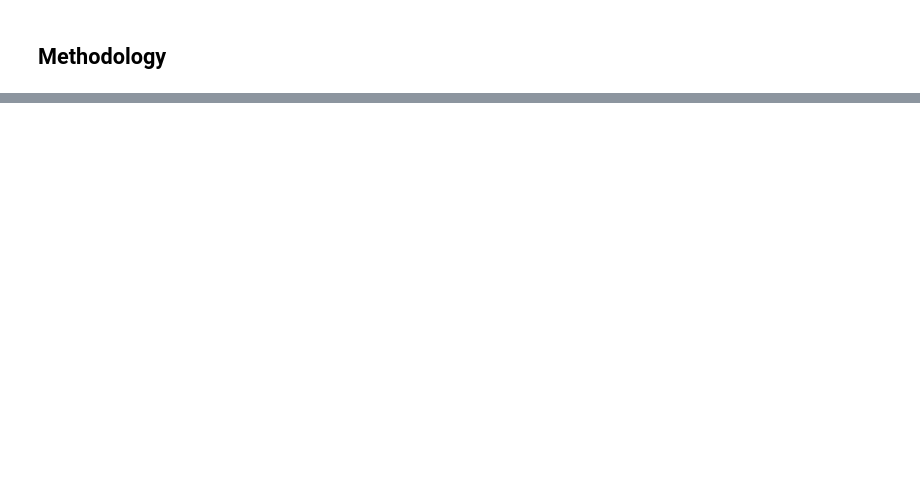
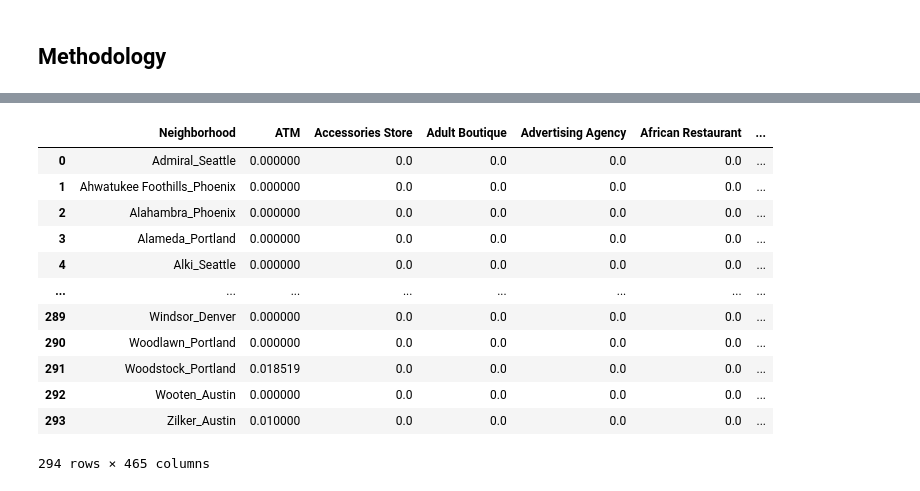
Before and after one commit to aaronoldre/coursera_applied_data_science, a Jupyter notebook: 9 applied_data_science/Capstone - Battle of the Neighborhoods.ipynb, the cells around one changed output, grey strips where cells are left out. Saved outputs shown, nothing was run; the diff lists cells and outputs as text; code cells hidden in the pictures; blank space fills up the shorter version.

```diff
--- a/9 applied_data_science/Capstone - Battle of the Neighborhoods.ipynb
+++ b/9 applied_data_science/Capstone - Battle of the Neighborhoods.ipynb
@@ -210,22 +226,0 @@ def getNearbyVenues(names, latitudes, longitudes, radius=500):
-# %%
-all_venues = pd.DataFrame(columns = ['Neighborhood',
-                  'Neighborhood Latitude',
-                  'Neighborhood Longitude',
-                  'Venue',
-                  'Venue Latitude',
-                  'Venue Longitude',
-                  'Venue Category'])
-
-# for city in neighborhoods['City'].unique():
-for city in ['Seattle', 'Portland', 'Austin']:
-    city_neighborhoods = neighborhoods[neighborhoods['City'] == city]
-    city_venue = getNearbyVenues(names=city_neighborhoods['Neighborhood'],
-                                   latitudes=city_neighborhoods['Latitude'],
-                                   longitudes=city_neighborhoods['Longitude'],
-                                 radius = 1000
-                                  )
-    city_venue['City'] = city
-    all_venues = pd.concat([all_venues, city_venue])
-    time.sleep(10)
-    #trying to pause for time
-#     a = input('Insert Pause here for API to catch up')
@@ -311,0 +249,20 @@ all_cities_grouped
+# %%
+# group the dataframe by neighborhoods with the mean values of categorical data.
+# This will give a percentage for each category in each neighborhood
+# This is the dataframe that will be used for clustering
+all_cities_grouped = all_cities_onehot.groupby('Neighborhood_City').mean().reset_index()
+all_cities_grouped
+# %% [output]
+|  | Neighborhood | ATM | Accessories Store | Adult Boutique | Advertising Agency | African Restaurant | ... |
+| 0 | Admiral_Seattle | 0.000000 | 0.0 | 0.0 | 0.0 | 0.0 | ... |
+| 1 | Ahwatukee Foothills_Phoenix | 0.000000 | 0.0 | 0.0 | 0.0 | 0.0 | ... |
+| 2 | Alahambra_Phoenix | 0.000000 | 0.0 | 0.0 | 0.0 | 0.0 | ... |
+| 3 | Alameda_Portland | 0.000000 | 0.0 | 0.0 | 0.0 | 0.0 | ... |
+| 4 | Alki_Seattle | 0.000000 | 0.0 | 0.0 | 0.0 | 0.0 | ... |
+| ... | ... | ... | ... | ... | ... | ... | ... |
+| 289 | Windsor_Denver | 0.000000 | 0.0 | 0.0 | 0.0 | 0.0 | ... |
+| 290 | Woodlawn_Portland | 0.000000 | 0.0 | 0.0 | 0.0 | 0.0 | ... |
+| 291 | Woodstock_Portland | 0.018519 | 0.0 | 0.0 | 0.0 | 0.0 | ... |
+| 292 | Wooten_Austin | 0.000000 | 0.0 | 0.0 | 0.0 | 0.0 | ... |
+| 293 | Zilker_Austin | 0.010000 | 0.0 | 0.0 | 0.0 | 0.0 | ... |
+294 rows × 465 columns
```
Also changed, not shown: parts of 97 cells of this notebook, 1 other file.
